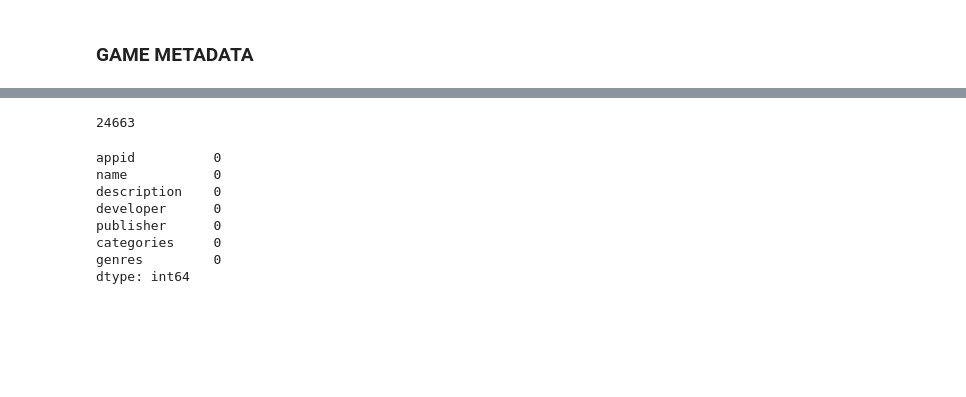
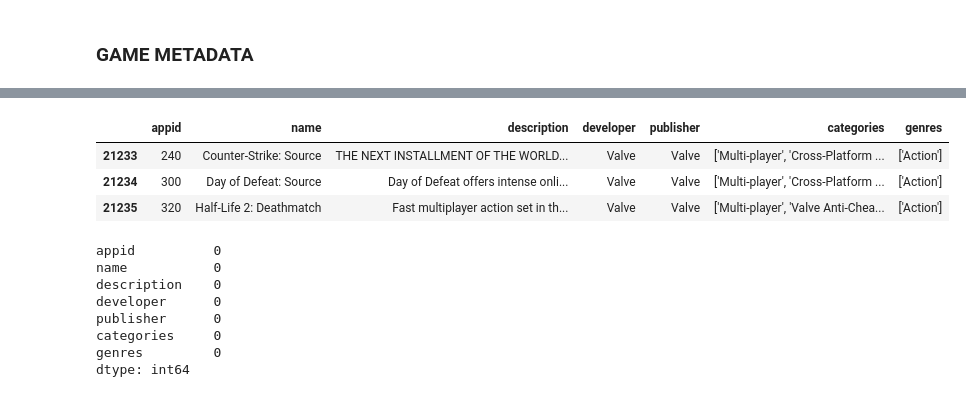
Before and after one commit to iliketurtles83/video-game-recommender-v1, a Jupyter notebook: notebooks/data_analysis.ipynb, the cells around one changed output, grey strips where cells are left out. Saved outputs shown, nothing was run; the diff lists cells and outputs as text; code cells hidden in the pictures; blank space fills up the shorter version.

```diff
--- a/notebooks/data_analysis.ipynb
+++ b/notebooks/data_analysis.ipynb
@@ -373,4 +352,8 @@ games_df
-# %%
-len(games_df)
-# %% [output]
-24663
+# %%
+# show duplicates for appid
+games_df[games_df.duplicated(subset=['appid'])]
+# %% [output]
+|  | appid | name | description | developer | publisher | categories | genres |
+| 21233 | 240 | Counter-Strike: Source | THE NEXT INSTALLMENT OF THE WORLD... | Valve | Valve | ['Multi-player', 'Cross-Platform ... | ['Action'] |
+| 21234 | 300 | Day of Defeat: Source | Day of Defeat offers intense onli... | Valve | Valve | ['Multi-player', 'Cross-Platform ... | ['Action'] |
+| 21235 | 320 | Half-Life 2: Deathmatch | Fast multiplayer action set in th... | Valve | Valve | ['Multi-player', 'Valve Anti-Chea... | ['Action'] |
```
Also changed, not shown: parts of 23 cells of this notebook, 2 other files.
